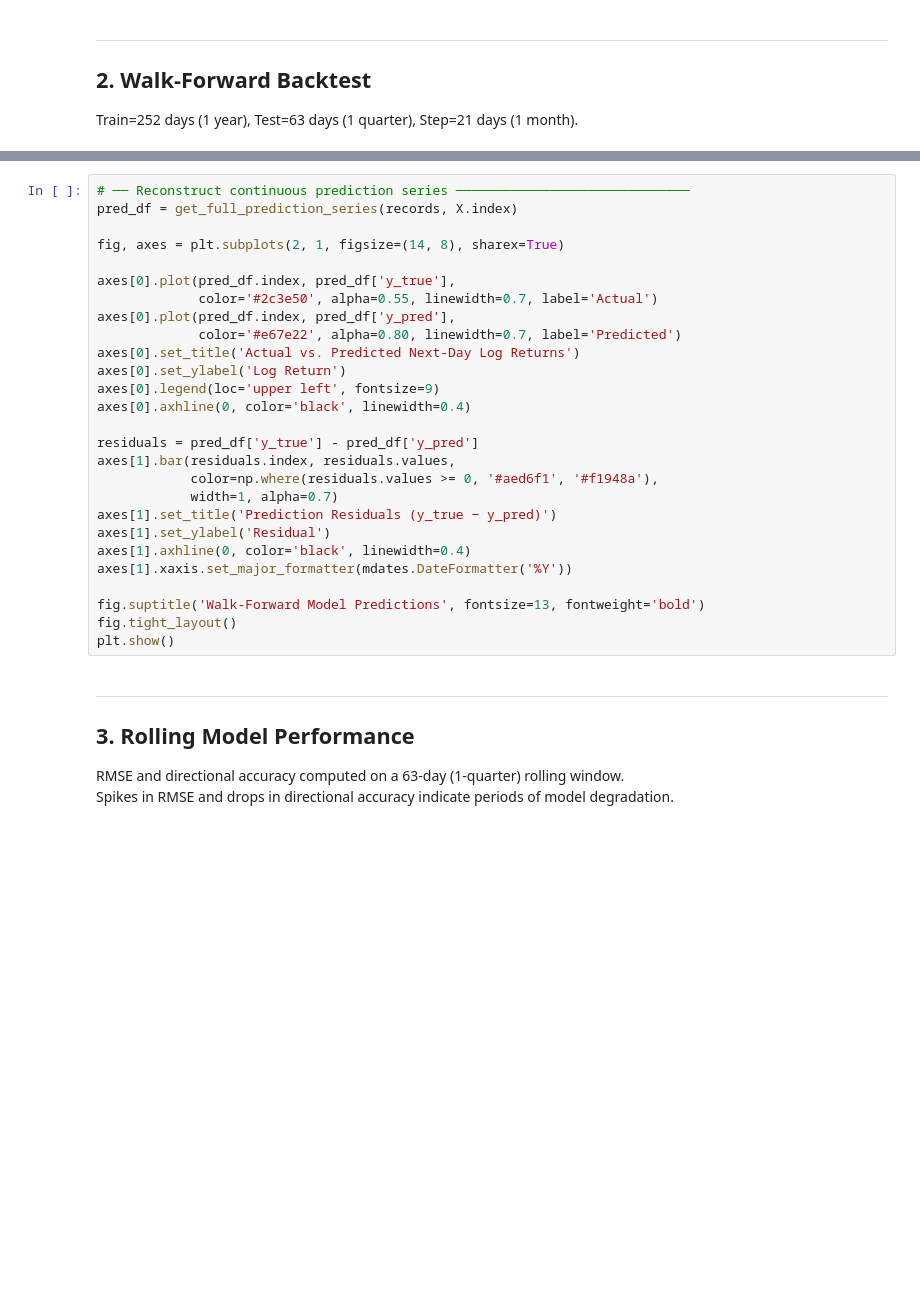
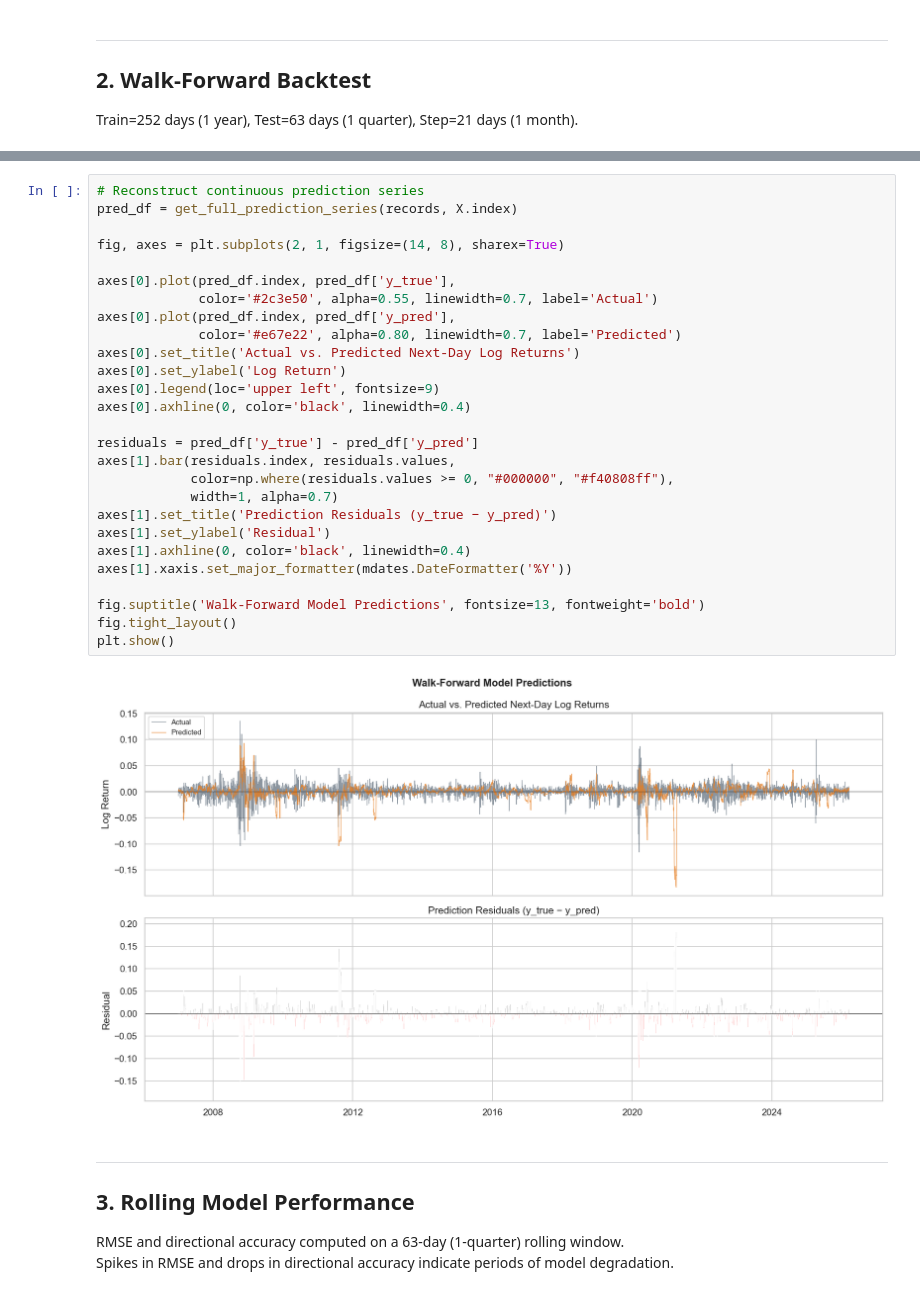
Before and after one commit to Hugues-hash/drift_detection, a Jupyter notebook: notebooks/04_model_monitoring.ipynb, the cells around one changed output, grey strips where cells are left out. Cells and saved outputs as stored; diff of their text form; blank space fills up the shorter version.

```diff
--- a/notebooks/04_model_monitoring.ipynb
+++ b/notebooks/04_model_monitoring.ipynb
@@ -124,30 +149,32 @@ print(f'Mean Directional Acc.  : {fold_metrics["directional_accuracy"].mean():.3
 # %%
-# ── Reconstruct continuous prediction series ──────────────────────────────
+# Reconstruct continuous prediction series
 pred_df = get_full_prediction_series(records, X.index)
 
 fig, axes = plt.subplots(2, 1, figsize=(14, 8), sharex=True)
 
 axes[0].plot(pred_df.index, pred_df['y_true'],
              color='#2c3e50', alpha=0.55, linewidth=0.7, label='Actual')
 axes[0].plot(pred_df.index, pred_df['y_pred'],
              color='#e67e22', alpha=0.80, linewidth=0.7, label='Predicted')
 axes[0].set_title('Actual vs. Predicted Next-Day Log Returns')
 axes[0].set_ylabel('Log Return')
 axes[0].legend(loc='upper left', fontsize=9)
 axes[0].axhline(0, color='black', linewidth=0.4)
 
 residuals = pred_df['y_true'] - pred_df['y_pred']
 axes[1].bar(residuals.index, residuals.values,
-            color=np.where(residuals.values >= 0, '#aed6f1', '#f1948a'),
+            color=np.where(residuals.values >= 0, "#000000", "#f40808ff"),
             width=1, alpha=0.7)
 axes[1].set_title('Prediction Residuals (y_true − y_pred)')
 axes[1].set_ylabel('Residual')
 axes[1].axhline(0, color='black', linewidth=0.4)
 axes[1].xaxis.set_major_formatter(mdates.DateFormatter('%Y'))
 
 fig.suptitle('Walk-Forward Model Predictions', fontsize=13, fontweight='bold')
 fig.tight_layout()
 plt.show()
+# %% [output]
+[figure, added]
 # %% [markdown]
 ---
 ## 3. Rolling Model Performance
```
Also changed, not shown: parts of 15 cells of this notebook.
